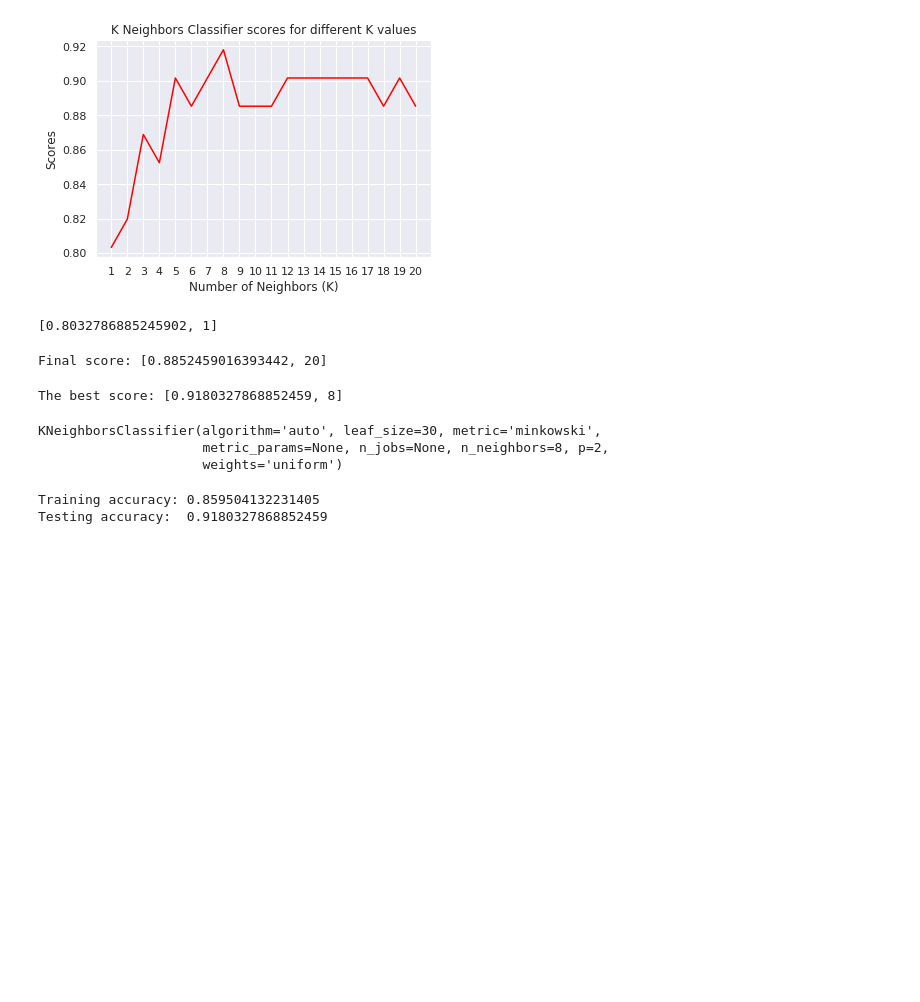
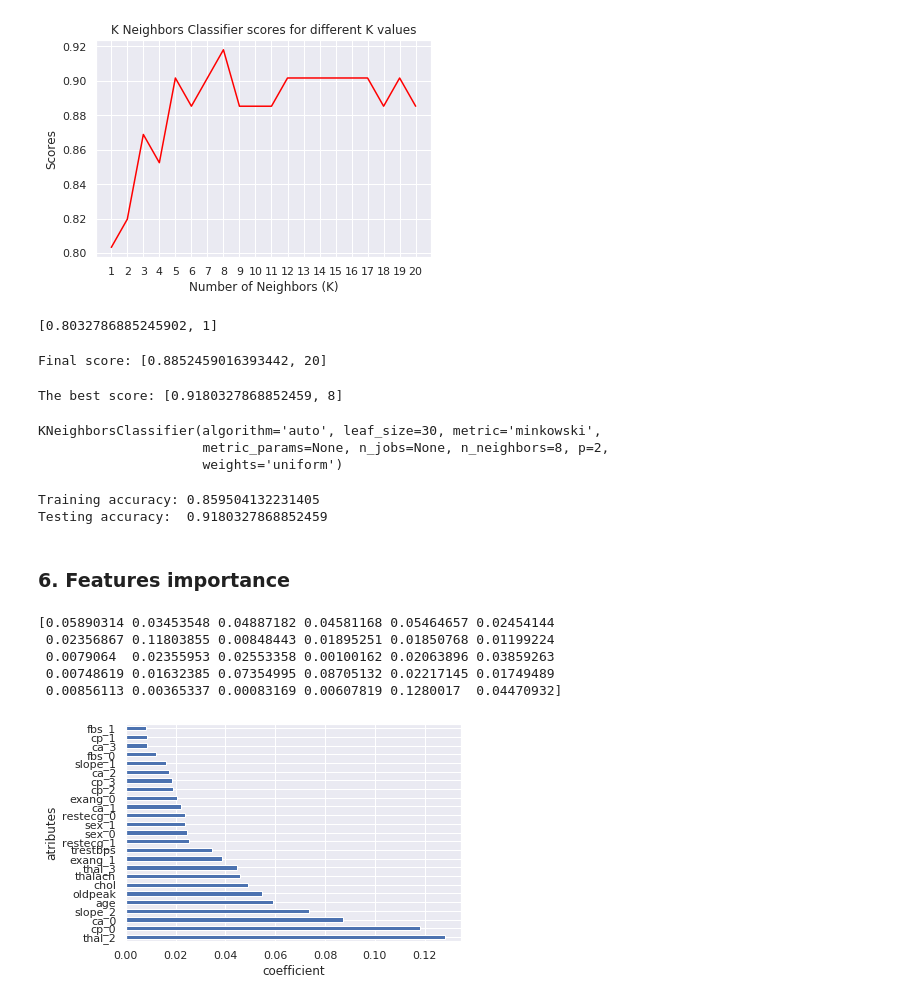
Before and after one commit to anastasiatraverse/Heart-Disease-Prediction, a Jupyter notebook: Main.ipynb, the cells around one changed output. Drawn from its saved outputs; the diff is of its cells as text; code cells hidden in the pictures; blank space fills up the shorter version.

```diff
--- a/Main.ipynb
+++ b/Main.ipynb
@@ -387,3 +388,26 @@ print("Testing accuracy:  {}".format(metrics.accuracy_score(y_test, predicted_kn
 # %% [output]
 Training accuracy: 0.859504132231405
 Testing accuracy:  0.9180327868852459
+# %% [markdown]
+### 6. Features importance
+# %%
+#model
+model_fi = ExtraTreesClassifier()
+model_fi.fit(x,y)
+print(model_fi.feature_importances_)
+# %% [output]
+[0.05890314 0.03453548 0.04887182 0.04581168 0.05464657 0.02454144
+ 0.02356867 0.11803855 0.00848443 0.01895251 0.01850768 0.01199224
+ 0.0079064  0.02355953 0.02553358 0.00100162 0.02063896 0.03859263
+ 0.00748619 0.01632385 0.07354995 0.08705132 0.02217145 0.01749489
+ 0.00856113 0.00365337 0.00083169 0.00607819 0.1280017  0.04470932]
+# %%
+#plot
+feat_importances = pd.Series(model_fi.feature_importances_, index=x.columns)
+feat_importances.nlargest(25).plot(kind='barh')
+plt.xlabel('coefficient')
+plt.ylabel('atributes')
+plt.savefig('feature_importance.png')
+plt.show()
+# %% [output]
+[figure, added]
```
Also changed, not shown: parts of 3 cells of this notebook, 2 other files.
